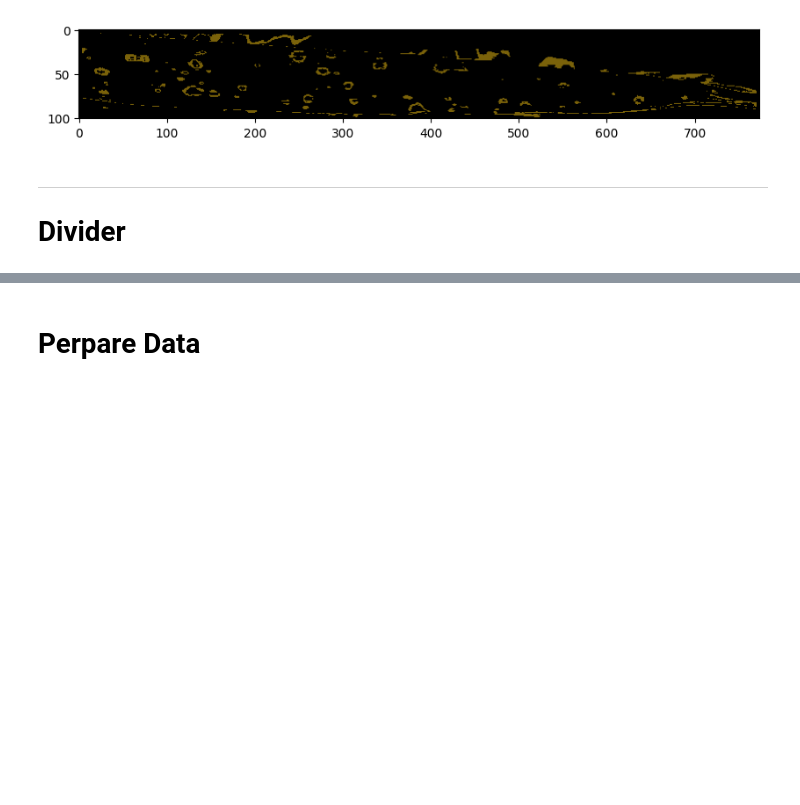
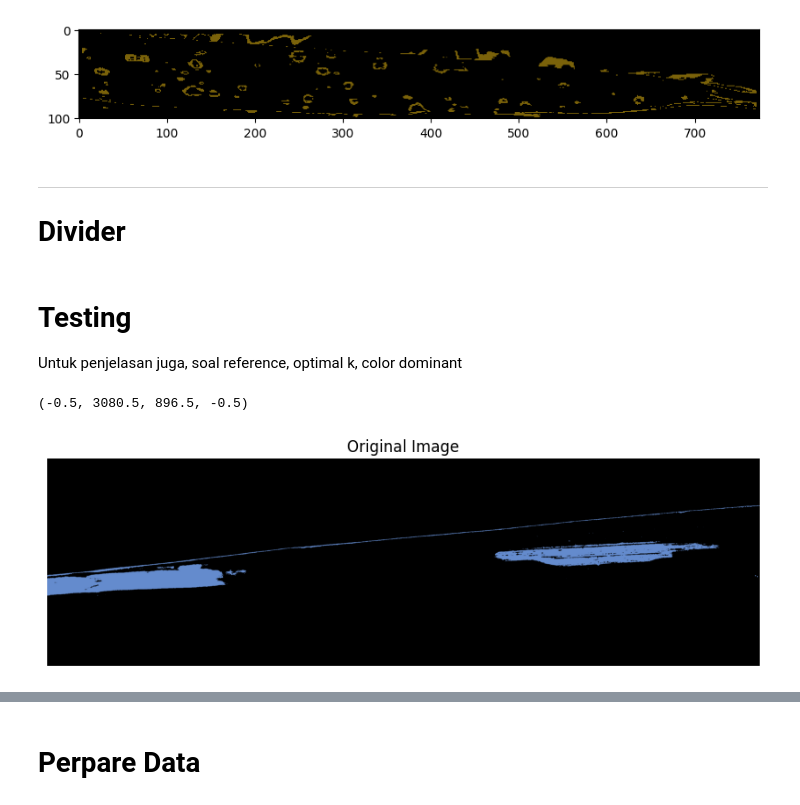
Before and after one commit to maevlava/paddy-leaf, a Jupyter notebook: K segmentation.ipynb, the cells around one changed output, grey strips where cells are left out. Saved outputs shown, nothing was run; the diff lists cells and outputs as text; code cells hidden in the pictures; blank space fills up the shorter version.

```diff
--- a/K segmentation.ipynb
+++ b/K segmentation.ipynb
@@ -41,6 +41,8 @@ import matplotlib.pyplot as plt
 ## Background Remover Binary
 # %%
 def background_remover(image):
+  if not isinstance(image, str) or not os.path.exists(image):
+    raise ValueError(f"Invalid file path: {image}")
   image = cv.imread(image)
   hsv_image = cv.cvtColor(image, cv.COLOR_BGR2HSV)
 
@@ -387,3 +378,17 @@ Cluster penyakit terbaik ditemukan: 2
 # %% [markdown]
 ---
 # Divider
+# %% [markdown]
+# Testing
+Untuk penjelasan juga, soal reference, optimal k, color dominant
+# %%
+diseased_portion_image = mask_filter(test_image, segmented_test_image, 1, test_labels)
+diseased_portion_image = cv.cvtColor(diseased_portion_image, cv.COLOR_RGB2HSV)
+np.save('bacterial_leaf_blight_reference_2.npy', diseased_portion_image)
+plt.figure(figsize=(10, 5))
+plt.title("Original Image")
+plt.imshow(diseased_portion_image)
+plt.axis("off")
+# %% [output]
+(-0.5, 3080.5, 896.5, -0.5)
+[figure, added]
```
Also changed, not shown: parts of 35 cells of this notebook.
